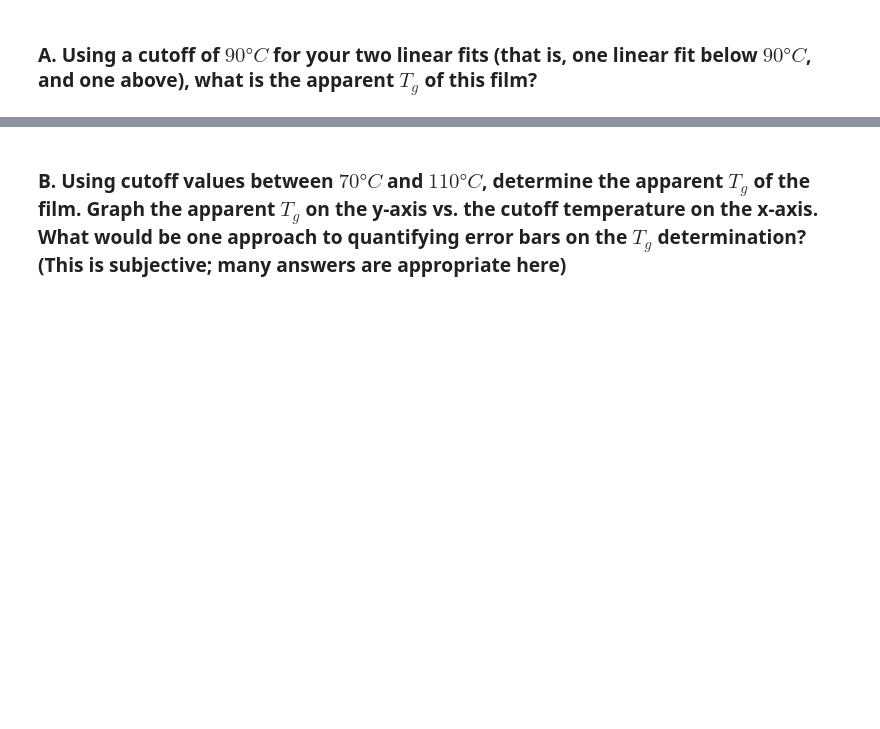
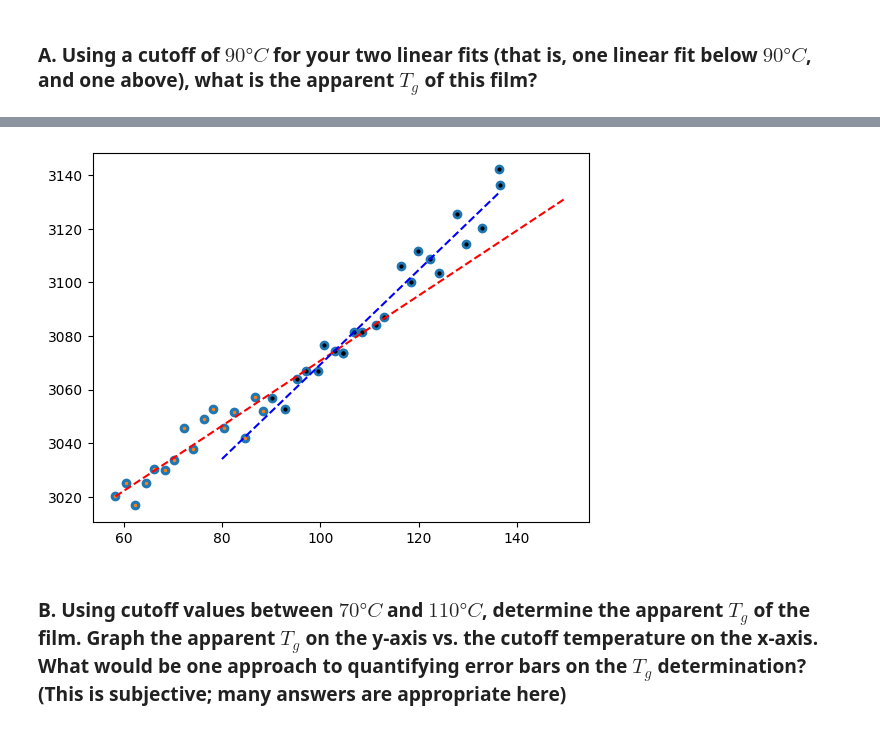
Before and after one commit to AngleKit/MSE7530Codes, a Jupyter notebook: Assignments/Assignment8.ipynb, the cells around one changed output, grey strips where cells are left out. Cells and saved outputs as stored; diff of their text form; code cells hidden in the pictures; blank space fills up the shorter version.

```diff
--- a/Assignments/Assignment8.ipynb
+++ b/Assignments/Assignment8.ipynb
@@ -179,2 +204,22 @@ plt.show()
+# %%
+mg, bg = np.polyfit(glass[0],glass[1],1)
+ml, bl = np.polyfit(liquid[0],liquid[1],1)
+# %%
+theory_tg = 90.
+
+glass = PSdata[PSdata[0] < theory_tg]
+liquid = PSdata[PSdata[0] >= theory_tg]
+
+x_fit_glass = np.linspace(PSdata[0].min(), 150, 100)
+x_fit_liquid = np.linspace(80, PSdata[0].max(), 100)
+
+plt.plot(PSdata[0],PSdata[1],'o')
+plt.plot(glass[0],glass[1],'o',markersize=1.5)
+plt.plot(liquid[0],liquid[1],'o',markersize=2,color='k')
+plt.plot(x_fit_glass, mg * x_fit_glass + bg, 'r--')
+plt.plot(x_fit_liquid, ml * x_fit_liquid + bl, 'b--')
+plt.show()
+# %% [output]
+[figure, added]
 # %% [markdown]
 ### B. Using cutoff values between $70 °C$ and $110 °C$, determine the apparent $T_g$ of the film. Graph the apparent $T_g$ on the y-axis vs. the cutoff temperature on the x-axis. What would be one approach to quantifying error bars on the $T_g$ determination? (This is subjective; many answers are appropriate here)
```
Also changed, not shown: parts of 8 cells of this notebook.
